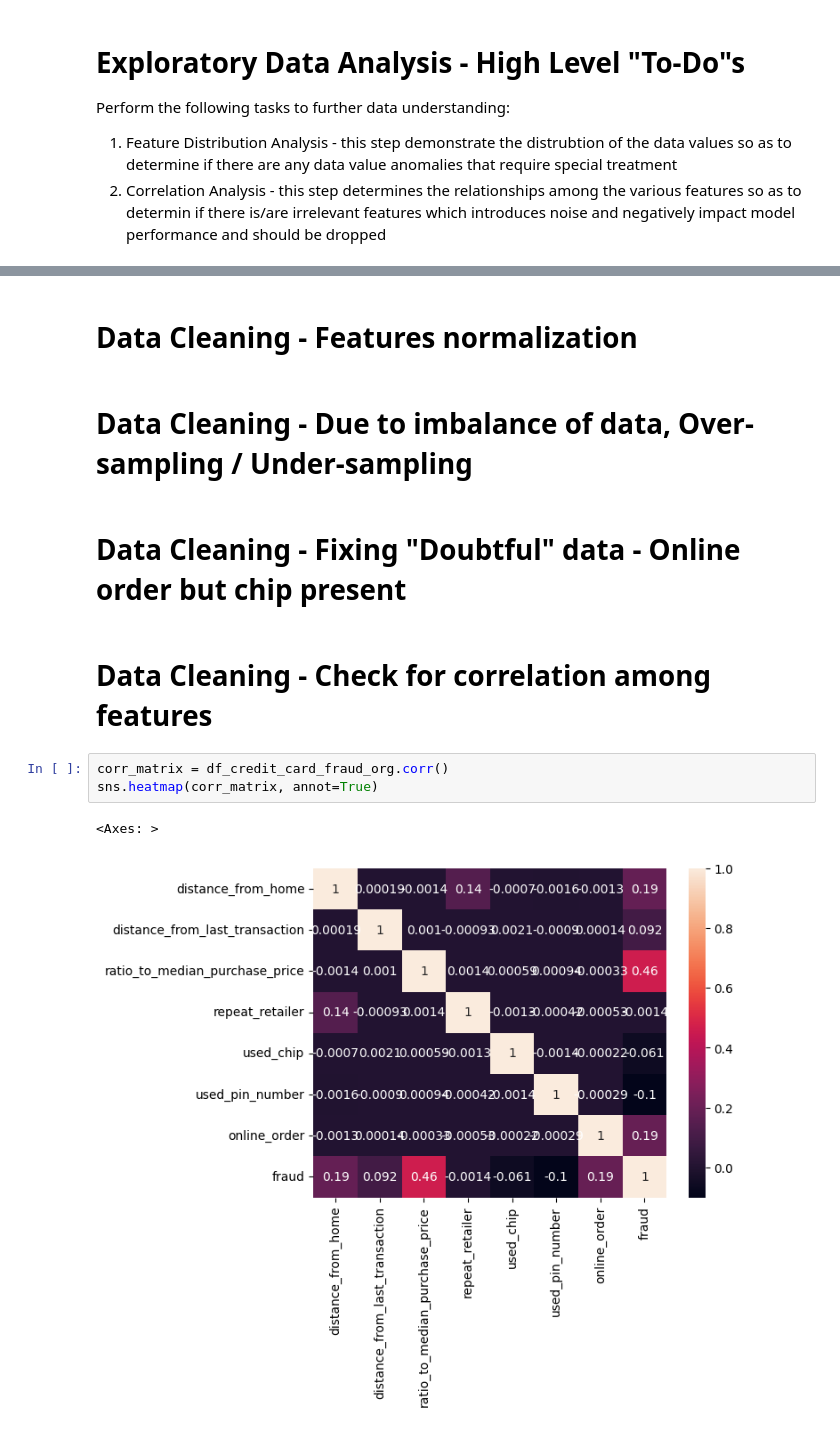
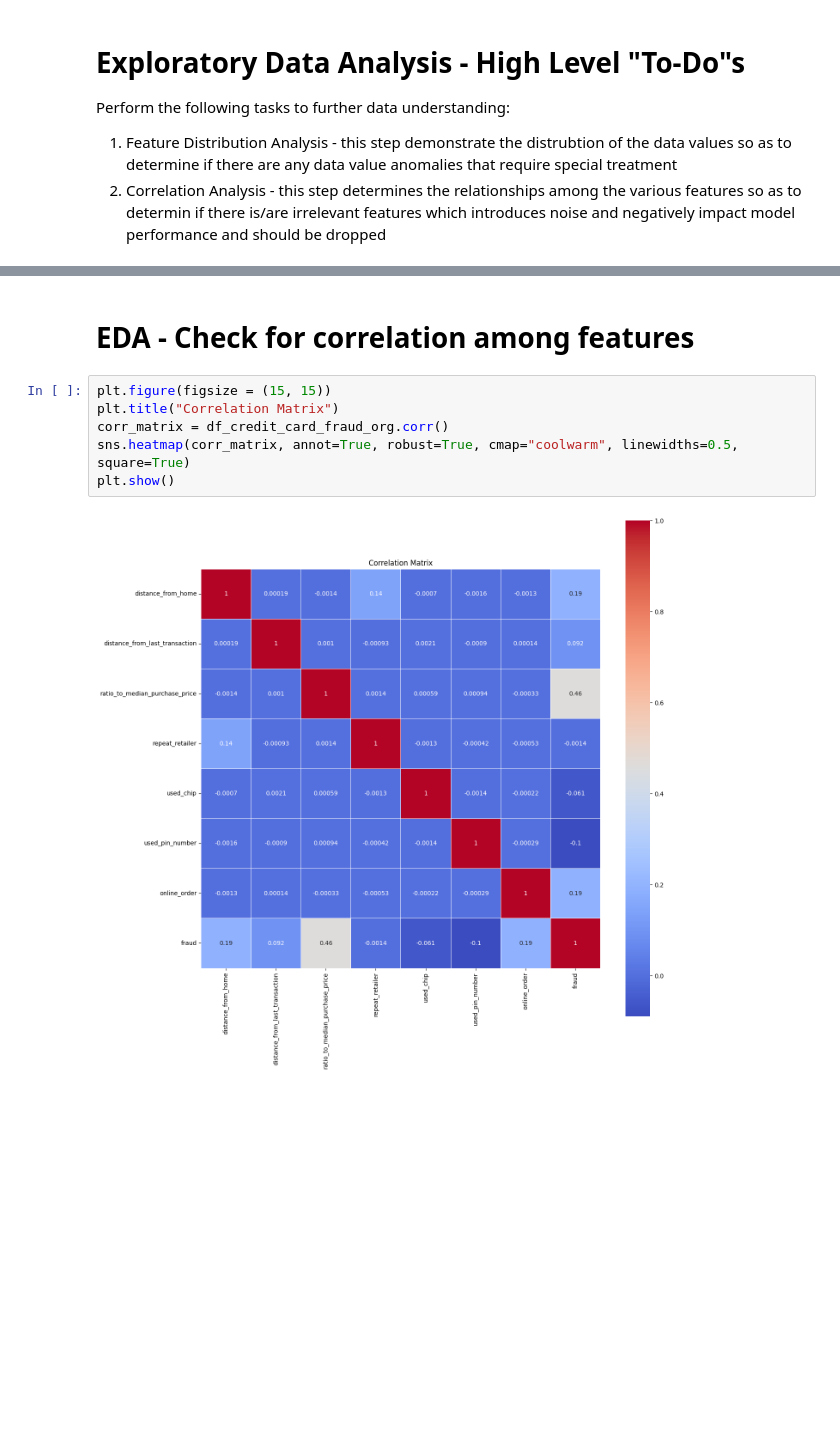
Before and after one commit to project4sharing/exp_credit_card_fraud, a Jupyter notebook: credit_card_fraud.ipynb, the cells around one changed output, grey strips where cells are left out. Drawn from its saved outputs; the diff is of its cells as text; blank space fills up the shorter version.

Commit message:
eda - correlation

```diff
--- a/credit_card_fraud.ipynb
+++ b/credit_card_fraud.ipynb
@@ -517,14 +414,10 @@ No action needed since
-# %% [markdown]
-# Data Cleaning - Features normalization
-# %% [markdown]
-# Data Cleaning - Due to imbalance of data, Over-sampling / Under-sampling
-# %% [markdown]
-# Data Cleaning - Fixing "Doubtful" data - Online order but chip present
 # %% [markdown]
-# Data Cleaning - Check for correlation among features
+# EDA - Check for correlation among features
-# %%
-corr_matrix = df_credit_card_fraud_org.corr()
-sns.heatmap(corr_matrix, annot=True)
-# %% [output]
-<Axes: >
-[figure, removed]
+# %%
+plt.figure(figsize = (15, 15))
+plt.title("Correlation Matrix")
+corr_matrix = df_credit_card_fraud_org.corr()
+sns.heatmap(corr_matrix, annot=True, robust=True, cmap="coolwarm", linewidths=0.5, square=True)
+plt.show()
+# %% [output]
+[figure, added]
```
Also changed, not shown: parts of 7 cells of this notebook.
